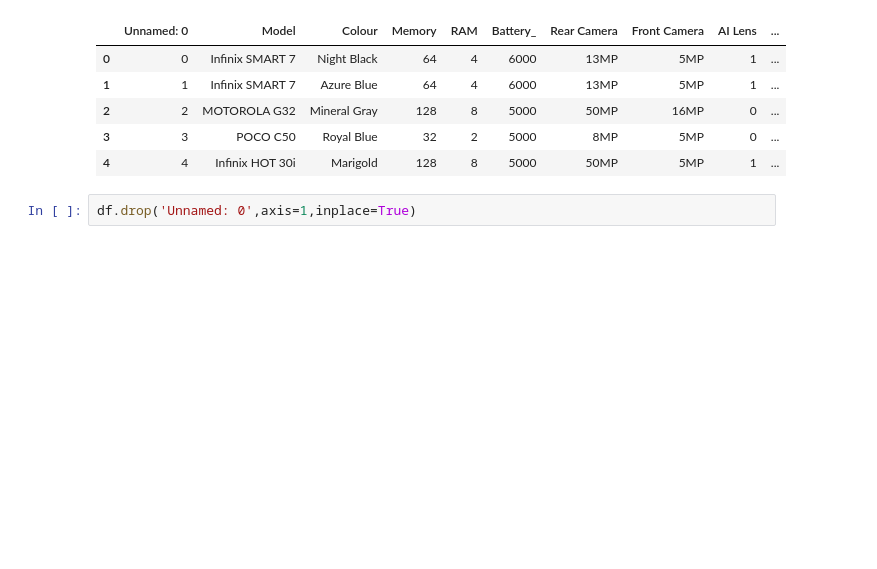
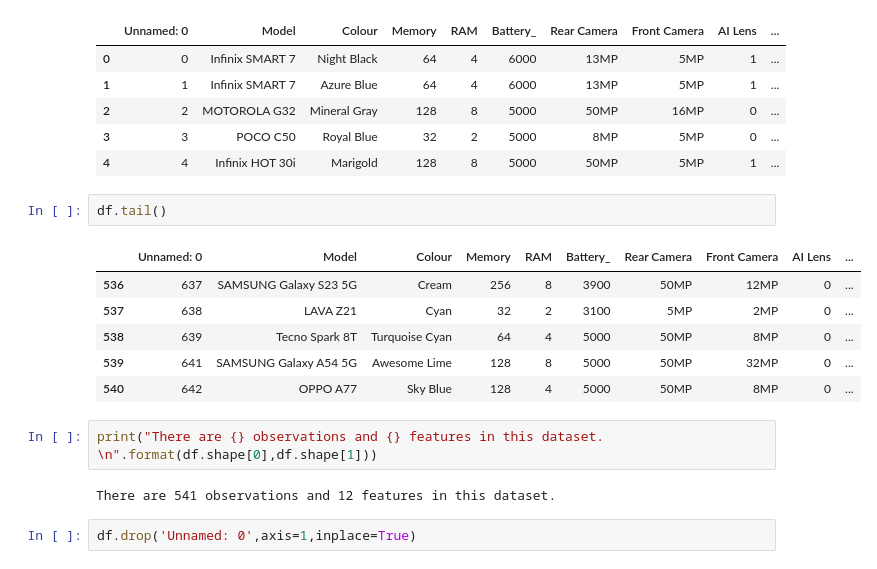
Before and after one commit to Meghna2395/NextHikes--Feature-Extraction-and-Price-Prediction-for-Mobile-Phones, a Jupyter notebook: Feature Extraction and Price Prediction for Mobile Phones.ipynb, the cells around one changed output. Drawn from its saved outputs; the diff is of its cells as text; blank space fills up the shorter version.

```diff
--- a/Feature Extraction and Price Prediction for Mobile Phones.ipynb
+++ b/Feature Extraction and Price Prediction for Mobile Phones.ipynb
@@ -17,6 +17,19 @@ df.head()
 | 2 | 2 | MOTOROLA G32 | Mineral Gray | 128 | 8 | 5000 | 50MP | 16MP | 0 | ... |
 | 3 | 3 | POCO C50 | Royal Blue | 32 | 2 | 5000 | 8MP | 5MP | 0 | ... |
 | 4 | 4 | Infinix HOT 30i | Marigold | 128 | 8 | 5000 | 50MP | 5MP | 1 | ... |
+# %%
+df.tail()
+# %% [output]
+|  | Unnamed: 0 | Model | Colour | Memory | RAM | Battery_ | Rear Camera | Front Camera | AI Lens | ... |
+| 536 | 637 | SAMSUNG Galaxy S23 5G | Cream | 256 | 8 | 3900 | 50MP | 12MP | 0 | ... |
+| 537 | 638 | LAVA Z21 | Cyan | 32 | 2 | 3100 | 5MP | 2MP | 0 | ... |
+| 538 | 639 | Tecno Spark 8T | Turquoise Cyan | 64 | 4 | 5000 | 50MP | 8MP | 0 | ... |
+| 539 | 641 | SAMSUNG Galaxy A54 5G | Awesome Lime | 128 | 8 | 5000 | 50MP | 32MP | 0 | ... |
+| 540 | 642 | OPPO A77 | Sky Blue | 128 | 4 | 5000 | 50MP | 8MP | 0 | ... |
+# %%
+print("There are {} observations and {} features in this dataset. \n".format(df.shape[0],df.shape[1]))
+# %% [output]
+There are 541 observations and 12 features in this dataset.
 # %%
 df.drop('Unnamed: 0',axis=1,inplace=True)
 # %%
```
Also changed, not shown: parts of 36 cells of this notebook.
